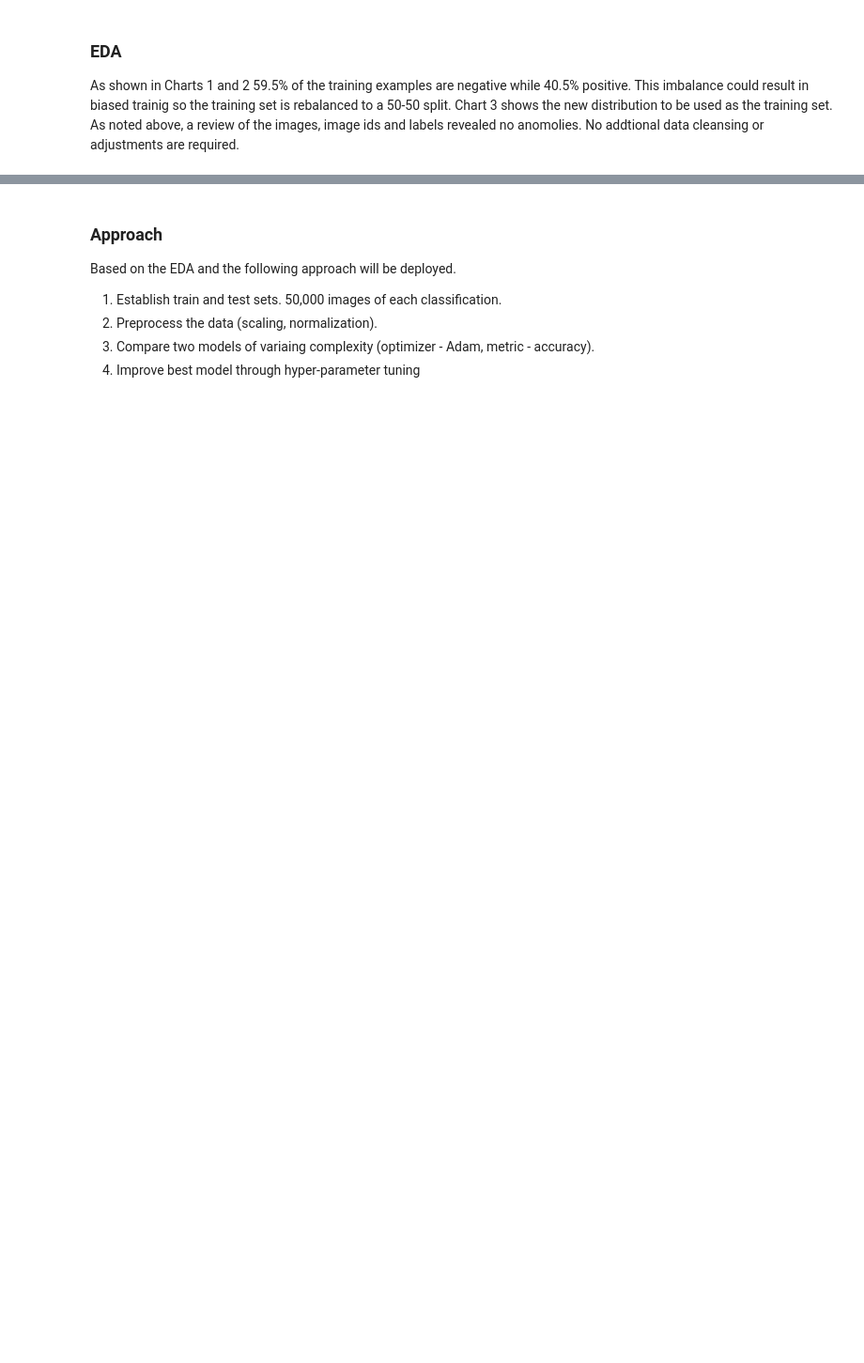
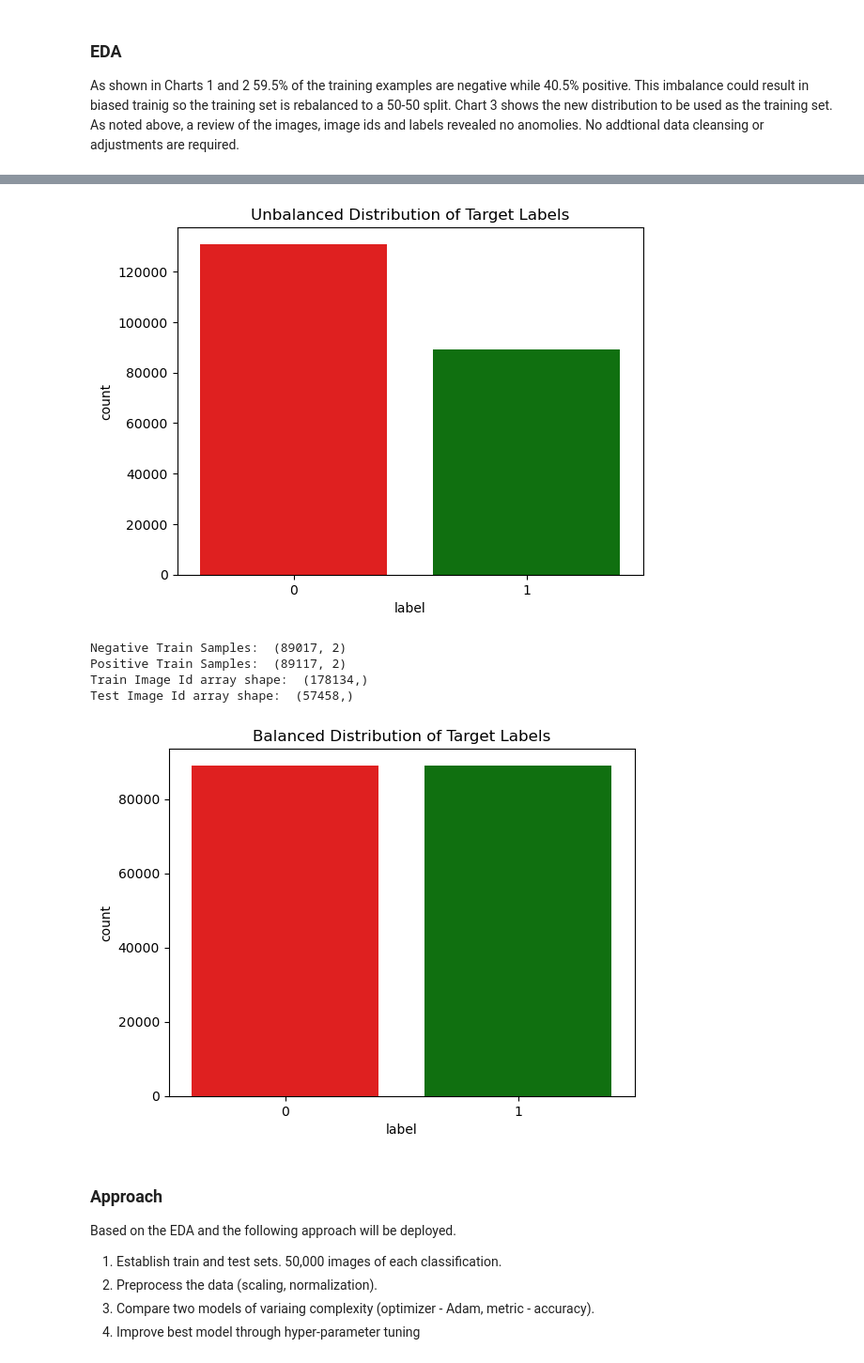
Before and after one commit to jmskeet/5511-Assignment-3, a Jupyter notebook: assignment3.ipynb, the cells around one changed output, grey strips where cells are left out. Shown: that part at 94% size. Saved outputs shown, nothing was run; the diff lists cells and outputs as text; code cells hidden in the pictures; blank space fills up the shorter version.

```diff
--- a/assignment3.ipynb
+++ b/assignment3.ipynb
@@ -58,3 +87,7 @@ ax[1,1].imshow(cv2.imread(/train/ + train_image_df[1]['id] + 'tif'))
 ### EDA
 
 As shown in Charts 1 and 2 59.5% of the training examples are negative while 40.5% positive.  This imbalance could result in biased trainig so the training set is rebalanced to a 50-50 split. Chart 3 shows the new distribution to be used as the training set.  As noted above, a review of the images, image ids and labels revealed no anomolies.  No addtional data cleansing or adjustments are required.
+# %%
+#Add tif file extension
+train_image_df['id'] = train_image_df['id'].astype('str') + '.tif'
+train_image_df.head()
@@ -61,23 +101,47 @@ As shown in Charts 1 and 2 59.5% of the training examples are negative while 40.
 # %%
 # Charts, data shape
 
+plt.figure()
+sns.countplot(data=train_image_df, x='label', palette=['#ff0000',"#008000"])
+plt.title('Unbalanced Distribution of Target Labels')
+plt.show()
 
 
-# Rebalance and reet training arrays
-#df = df.query('(ID != "")').sample(n=5)
-#Remove 10% of negative images to balance dataset
-train_image_df = train_image_df.drop(train_image_df[train_image_df['label'] == 0].sample(fract = .1).index)
+
+# Rebalance and training arrays
+
+#Remove 31% of negative images to balance dataset
+train_image_df = train_image_df.drop(train_image_df[train_image_df['label'] == 0].sample(frac = .32).index)
+
+
+train_negative_df = train_image_df[train_image_df['label'] == 0]
+print('Negative Train Samples: ', train_negative_df.shape)
+
+train_positive_df = train_image_df[train_image_df['label'] == 1]
+print('Positive Train Samples: ', train_positive_df.shape)
 
 #Convert to Numpy Array
 train_image_id = train_image_df["id"].to_numpy()
-test_image_id =  test_image_dff["id"].to_numpy()
+test_image_id =  test_image_df["id"].to_numpy()
 train_image_label = train_image_df["label"].to_numpy()
 
 print('Train Image Id array shape: ', train_image_id.shape)
-print('Test Image Id array shape: ', test_image_id )
-print('Train Label Id array shape: ', train_image_id.shape)
+print('Test Image Id array shape: ', test_image_id.shape )
+
 
 # Charts, new data shape
+
+plt.figure()
+sns.countplot(data=train_image_df, x='label', palette=['#ff0000',"#008000"])
+plt.title('Balanced Distribution of Target Labels')
+plt.show()
+# %% [output]
+[figure, added]
+Negative Train Samples:  (89017, 2)
+Positive Train Samples:  (89117, 2)
+Train Image Id array shape:  (178134,)
+Test Image Id array shape:  (57458,)
+[figure, added]
 # %% [markdown]
 ### Approach
 
```
Also changed, not shown: parts of 8 cells of this notebook.
